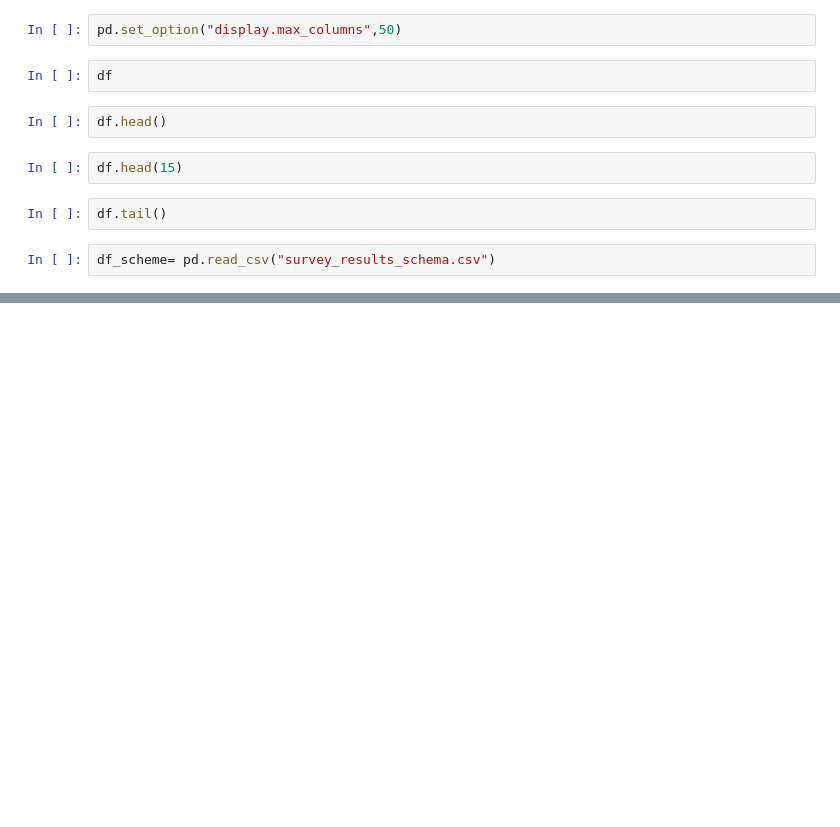
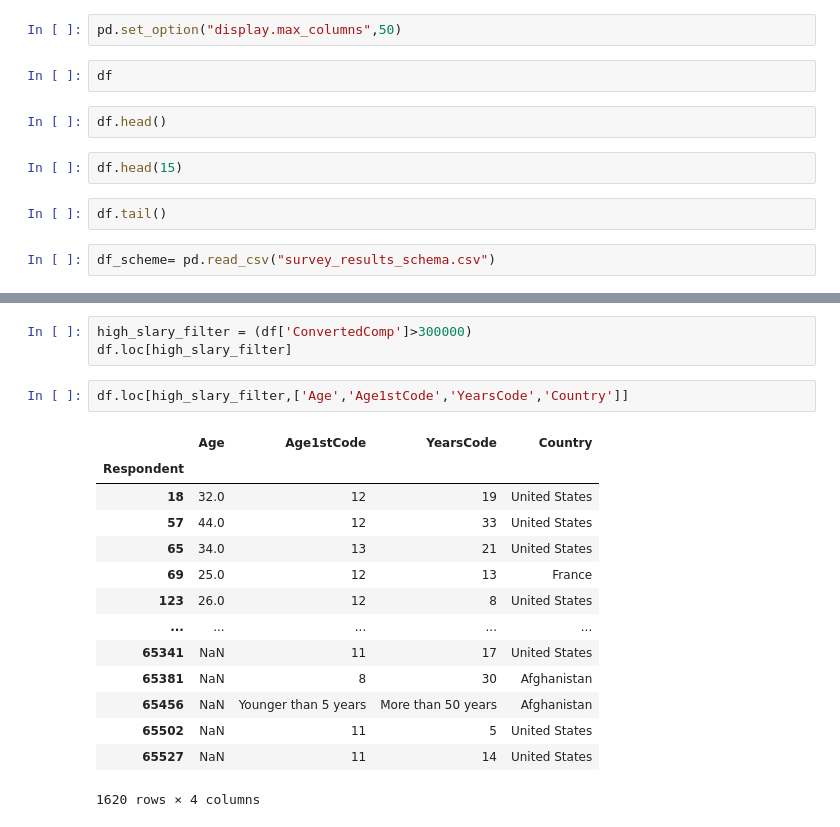
Before and after one commit to Manash-git/Python-Numpy-Scipy-Matplotlib-Pandas, a Jupyter notebook: pandas/Roaming on StackOverFlow Survey Data.ipynb, the cells around one changed output, grey strips where cells are left out. Drawn from its saved outputs; the diff is of its cells as text; blank space fills up the shorter version.

```diff
--- a/pandas/Roaming on StackOverFlow Survey Data.ipynb
+++ b/pandas/Roaming on StackOverFlow Survey Data.ipynb
@@ -147,0 +64,20 @@ df.loc[0:10, 'Hobbyist' : 'CurrencyDesc']
+# %%
+high_slary_filter = (df['ConvertedComp']>300000)
+df.loc[high_slary_filter]
+# %%
+df.loc[high_slary_filter,['Age','Age1stCode','YearsCode','Country']]
+# %% [output]
+|  | Age | Age1stCode | YearsCode | Country |
+| Respondent |  |  |  |  |
+| 18 | 32.0 | 12 | 19 | United States |
+| 57 | 44.0 | 12 | 33 | United States |
+| 65 | 34.0 | 13 | 21 | United States |
+| 69 | 25.0 | 12 | 13 | France |
+| 123 | 26.0 | 12 | 8 | United States |
+| ... | ... | ... | ... | ... |
+| 65341 | NaN | 11 | 17 | United States |
+| 65381 | NaN | 8 | 30 | Afghanistan |
+| 65456 | NaN | Younger than 5 years | More than 50 years | Afghanistan |
+| 65502 | NaN | 11 | 5 | United States |
+| 65527 | NaN | 11 | 14 | United States |
+1620 rows × 4 columns
```
Also changed, not shown: parts of 21 cells of this notebook, 2 other files.
